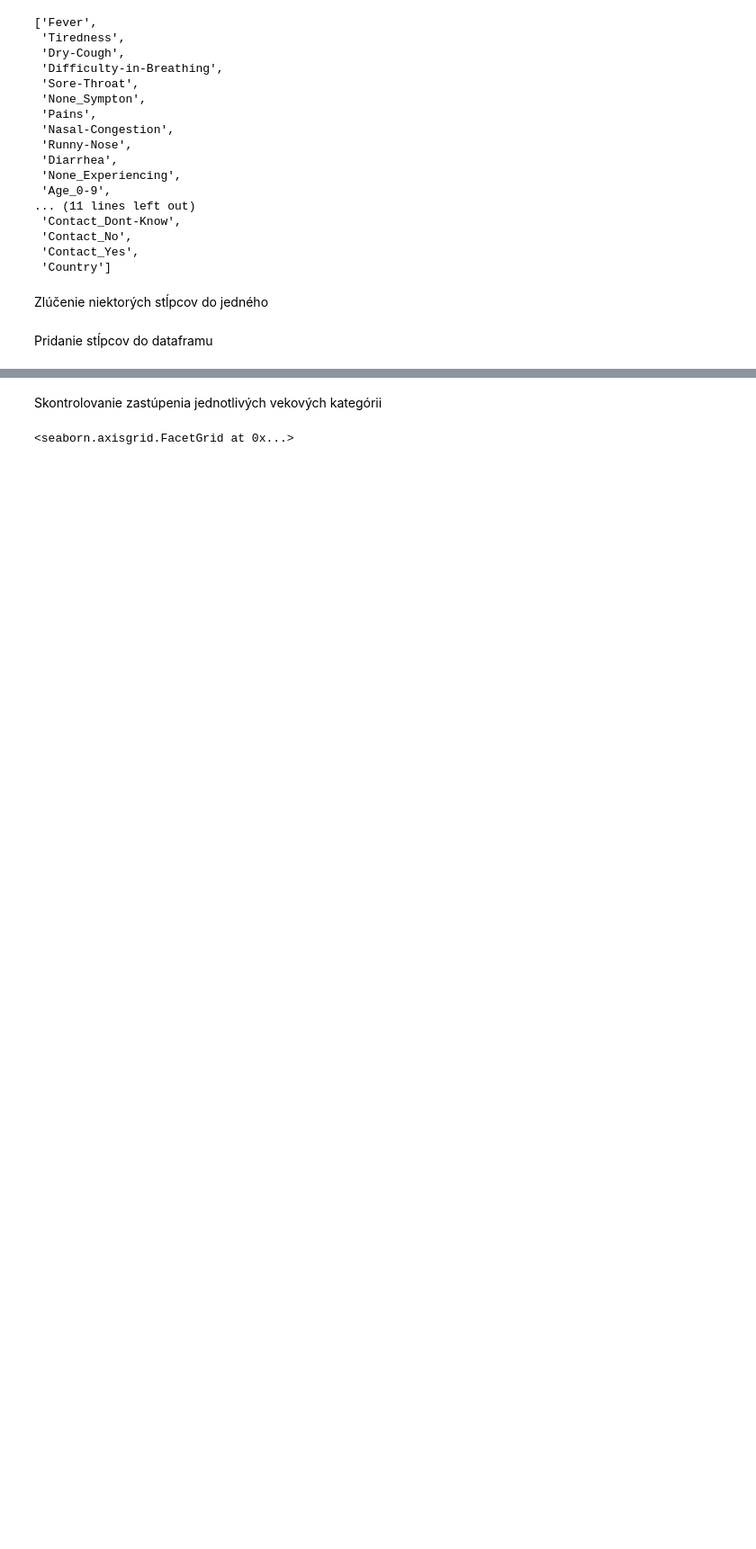
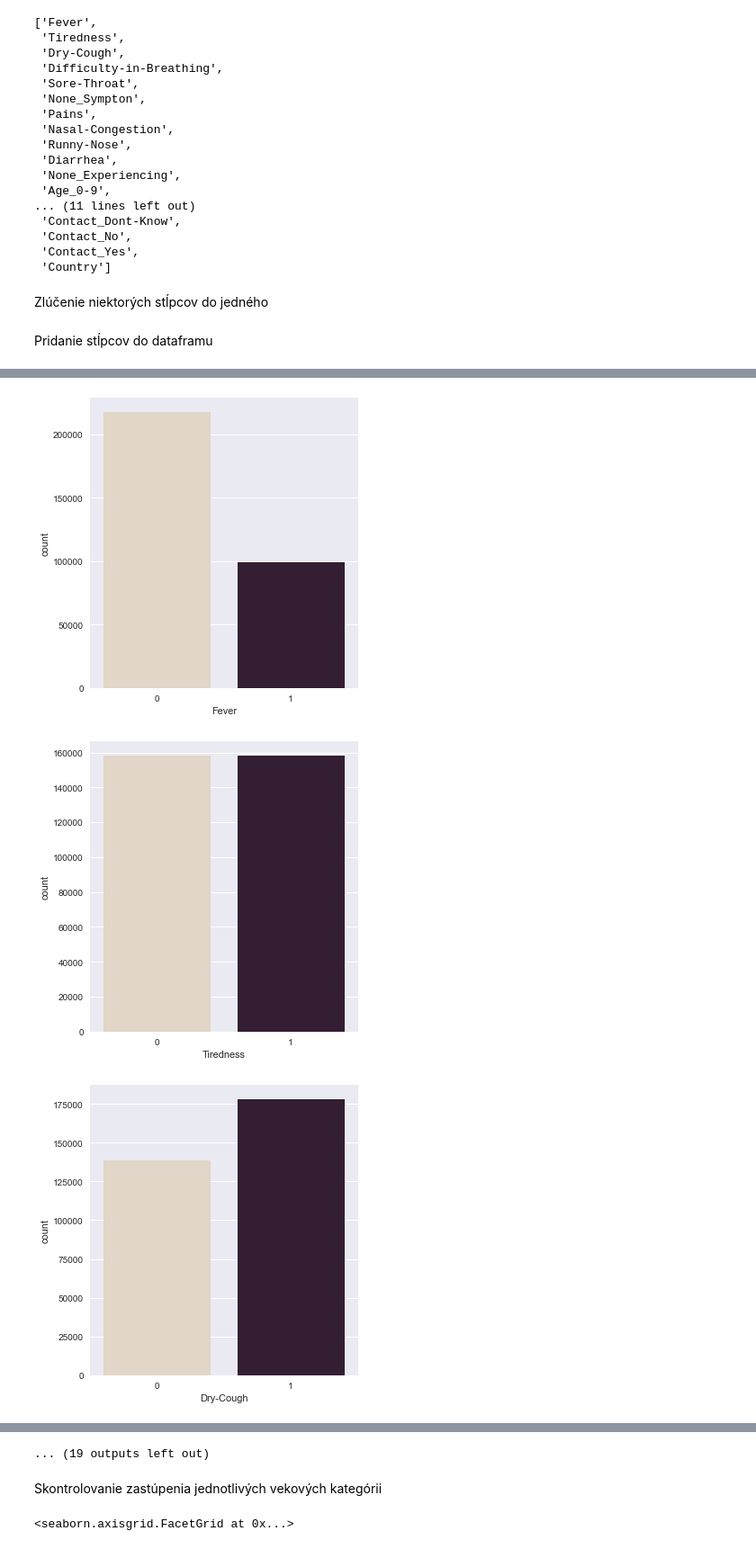
Before and after one commit to georgeob/Vlcak_NS2021, a Jupyter notebook: projekt.ipynb, the cells around one changed output, grey strips where cells are left out. Shown at 90% size. Saved outputs shown, nothing was run; the diff lists cells and outputs as text; code cells hidden in the pictures; blank space fills up the shorter version.

```diff
--- a/projekt.ipynb
+++ b/projekt.ipynb
@@ -185,0 +120,7 @@ corrMatrix
+# %%
+for col in df.columns:
+       sns.catplot(x=col, kind="count", palette="ch:.25", data=df)
+# %% [output]
+[figure, added]
+[figure, added]
+[figure, added]
@@ -186,3 +136,4 @@ corrMatrix
+... (19 outputs left out)
 # %% [markdown]
 Skontrolovanie zastúpenia jednotlivých vekových kategórii
 # %%
```
Also changed, not shown: parts of 52 cells of this notebook, 1 other file.
